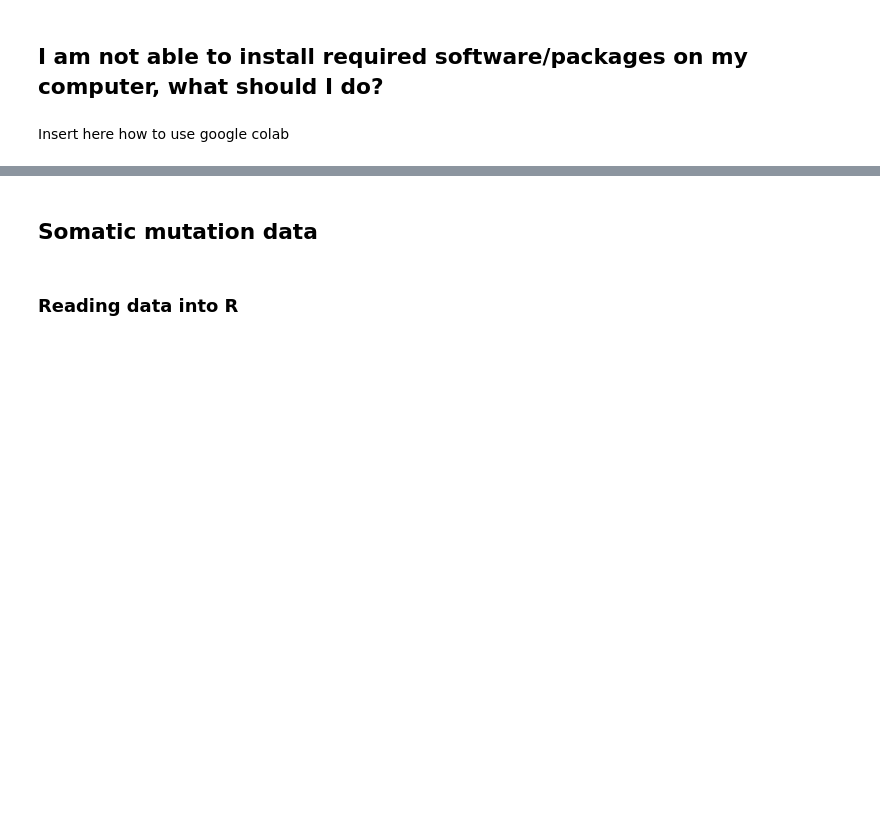
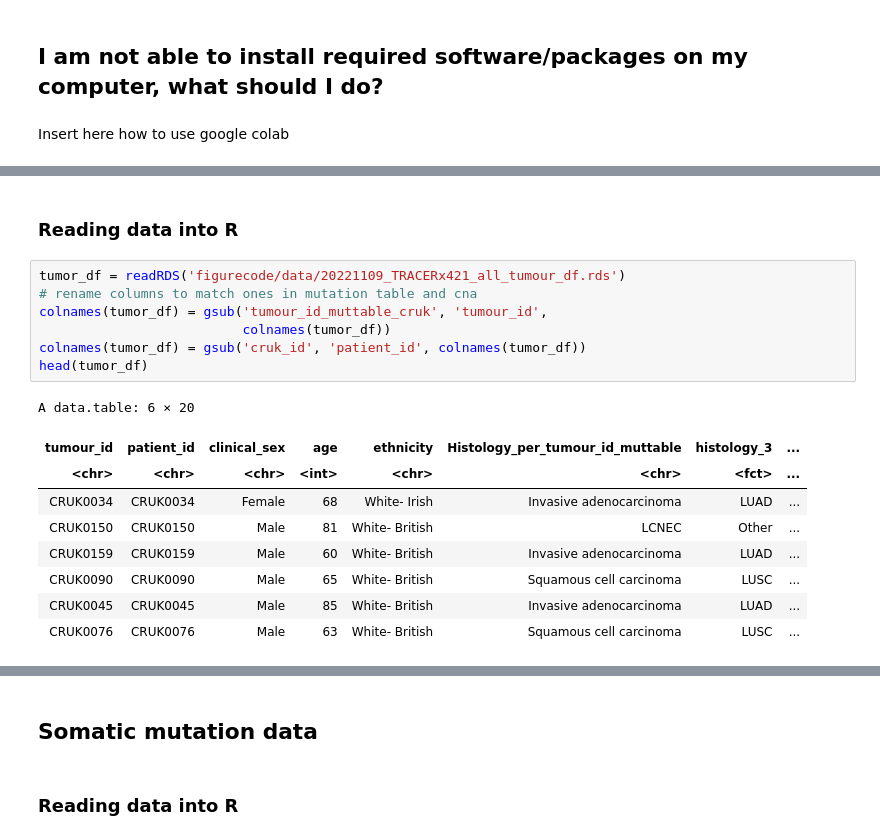
Before and after one commit to McGranahanLab/LCCE_workshop_2023, a Jupyter notebook: columns_description.ipynb, the cells around one changed output, grey strips where cells are left out. Drawn from its saved outputs; the diff is of its cells as text; blank space fills up the shorter version.

```diff
--- a/columns_description.ipynb
+++ b/columns_description.ipynb
@@ -60,0 +69,19 @@ Insert here how to use google colab
+# %% [markdown]
+### Reading data into R <a class="anchor" id="Pathology-Reading"></a>
+# %%
+tumor_df = readRDS('figurecode/data/20221109_TRACERx421_all_tumour_df.rds')
+# rename columns to match ones in mutation table and cna
+colnames(tumor_df) = gsub('tumour_id_muttable_cruk', 'tumour_id',
+                          colnames(tumor_df))
+colnames(tumor_df) = gsub('cruk_id', 'patient_id', colnames(tumor_df))
+head(tumor_df)
+# %% [output]
+A data.table: 6 × 20
+| tumour_id | patient_id | clinical_sex | age | ethnicity | Histology_per_tumour_id_muttable | histology_3 | ... |
+| <chr> | <chr> | <chr> | <int> | <chr> | <chr> | <fct> | ... |
+| CRUK0034 | CRUK0034 | Female | 68 | White- Irish | Invasive adenocarcinoma | LUAD | ... |
+| CRUK0150 | CRUK0150 | Male | 81 | White- British | LCNEC | Other | ... |
+| CRUK0159 | CRUK0159 | Male | 60 | White- British | Invasive adenocarcinoma | LUAD | ... |
+| CRUK0090 | CRUK0090 | Male | 65 | White- British | Squamous cell carcinoma | LUSC | ... |
+| CRUK0045 | CRUK0045 | Male | 85 | White- British | Invasive adenocarcinoma | LUAD | ... |
+| CRUK0076 | CRUK0076 | Male | 63 | White- British | Squamous cell carcinoma | LUSC | ... |
```
Also changed, not shown: parts of 41 cells of this notebook.
